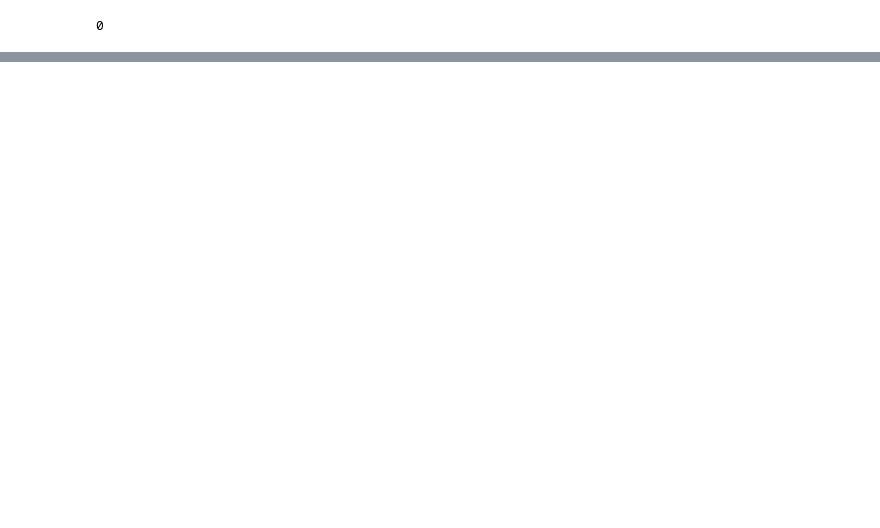
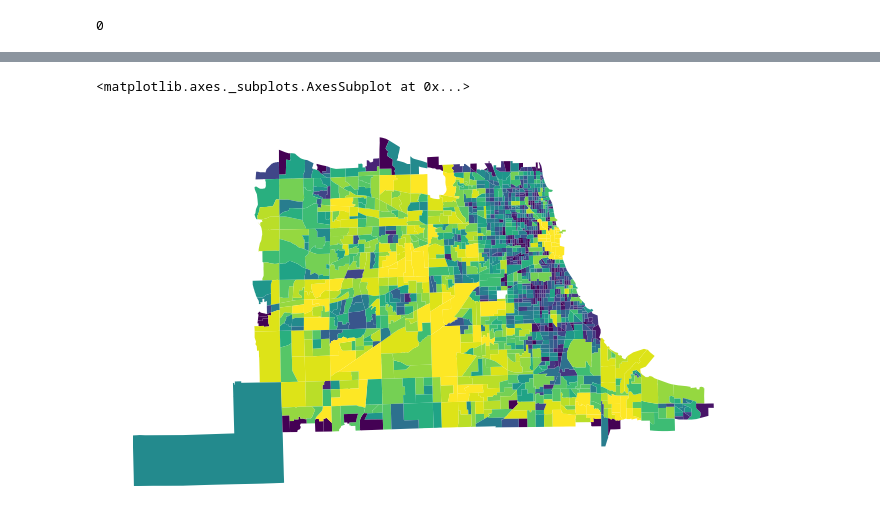
Before and after one commit to JamesSaxon/data, a Jupyter notebook: traces/autocorrelation_and_r2.ipynb, the cells around one changed output, grey strips where cells are left out. Saved outputs shown, nothing was run; the diff lists cells and outputs as text; code cells hidden in the pictures; blank space fills up the shorter version.

```diff
--- a/traces/autocorrelation_and_r2.ipynb
+++ b/traces/autocorrelation_and_r2.ipynb
@@ -385,0 +439,8 @@ map_format(ax)
+# %%
+centrality = pd.Series(data = nx.katz_centrality(graphs["traces"], alpha = 0.9, max_iter = 10000, weight = "weight"), name = "centrality")
+ax = chicago.join(centrality).dropna().plot(column = "centrality", figsize = (5, 5), scheme = "quantiles", k = 20)
+
+map_format(ax)
+# %% [output]
+<matplotlib.axes._subplots.AxesSubplot at 0x...>
+[figure, added]
```
Also changed, not shown: parts of 29 cells of this notebook, 1 other file.
